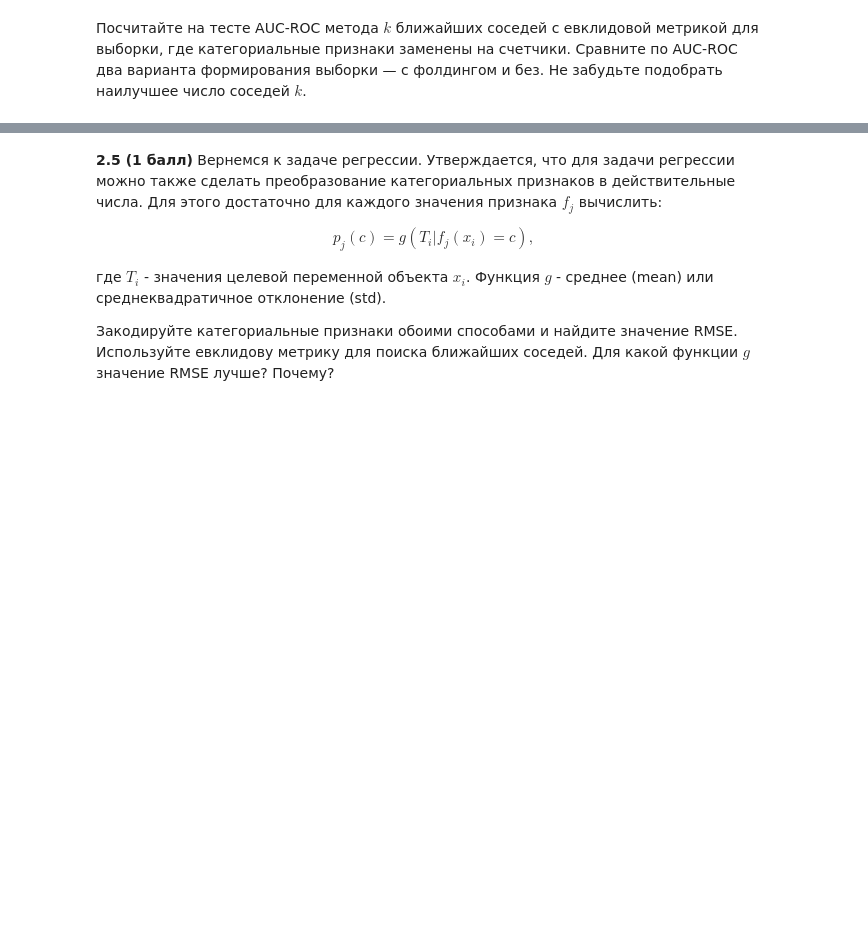
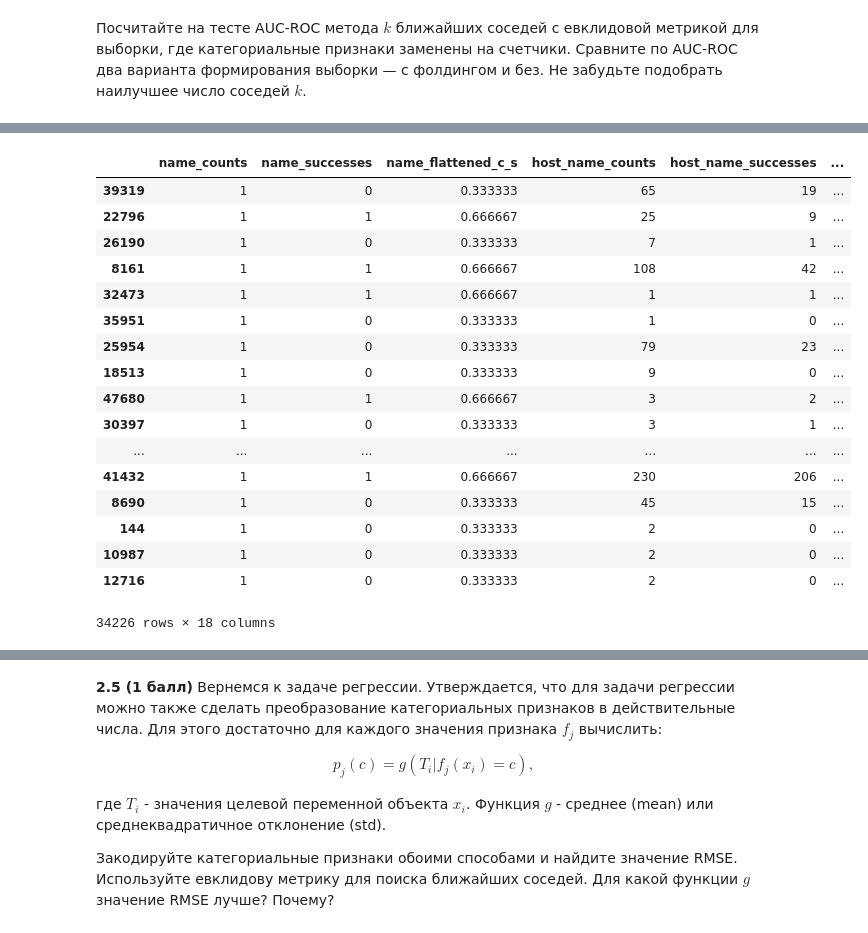
Before and after one commit to paniquex/ML_DS_practice, a Jupyter notebook: MMRO/HW_02/hw-practise-2-kuzmin-nikita.ipynb, the cells around one changed output, grey strips where cells are left out. Drawn from its saved outputs; the diff is of its cells as text; code cells hidden in the pictures; blank space fills up the shorter version.

```diff
--- a/MMRO/HW_02/hw-practise-2-kuzmin-nikita.ipynb
+++ b/MMRO/HW_02/hw-practise-2-kuzmin-nikita.ipynb
@@ -769,0 +930,21 @@ array([1, 1, 2, 3, 4, 5, 6])
+# %%
+X_train_cat_without_folding
+# %% [output]
+|  | name_counts | name_successes | name_flattened_c_s | host_name_counts | host_name_successes | ... |
+| 39319 | 1 | 0 | 0.333333 | 65 | 19 | ... |
+| 22796 | 1 | 1 | 0.666667 | 25 | 9 | ... |
+| 26190 | 1 | 0 | 0.333333 | 7 | 1 | ... |
+| 8161 | 1 | 1 | 0.666667 | 108 | 42 | ... |
+| 32473 | 1 | 1 | 0.666667 | 1 | 1 | ... |
+| 35951 | 1 | 0 | 0.333333 | 1 | 0 | ... |
+| 25954 | 1 | 0 | 0.333333 | 79 | 23 | ... |
+| 18513 | 1 | 0 | 0.333333 | 9 | 0 | ... |
+| 47680 | 1 | 1 | 0.666667 | 3 | 2 | ... |
+| 30397 | 1 | 0 | 0.333333 | 3 | 1 | ... |
+| ... | ... | ... | ... | ... | ... | ... |
+| 41432 | 1 | 1 | 0.666667 | 230 | 206 | ... |
+| 8690 | 1 | 0 | 0.333333 | 45 | 15 | ... |
+| 144 | 1 | 0 | 0.333333 | 2 | 0 | ... |
+| 10987 | 1 | 0 | 0.333333 | 2 | 0 | ... |
+| 12716 | 1 | 0 | 0.333333 | 2 | 0 | ... |
+34226 rows × 18 columns
```
Also changed, not shown: parts of 54 cells of this notebook.
